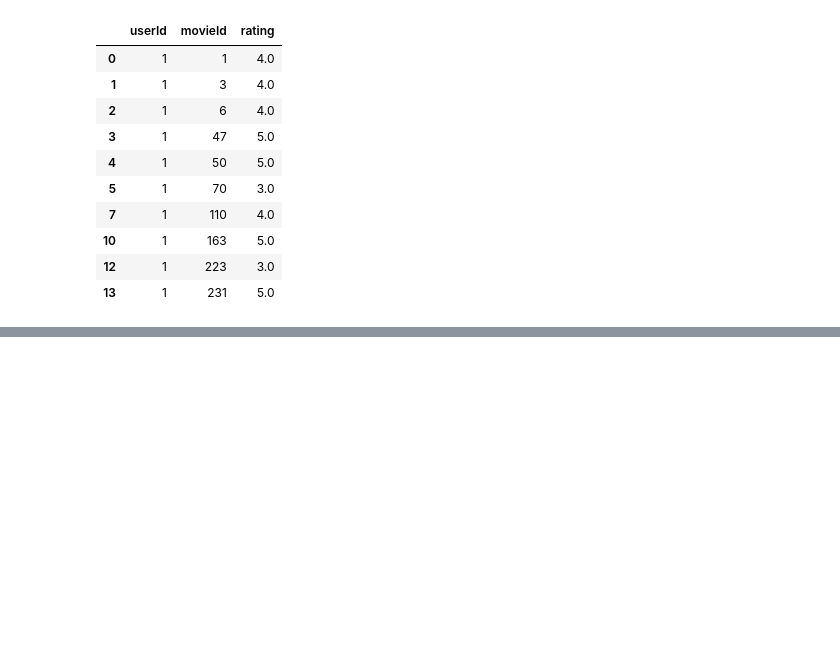
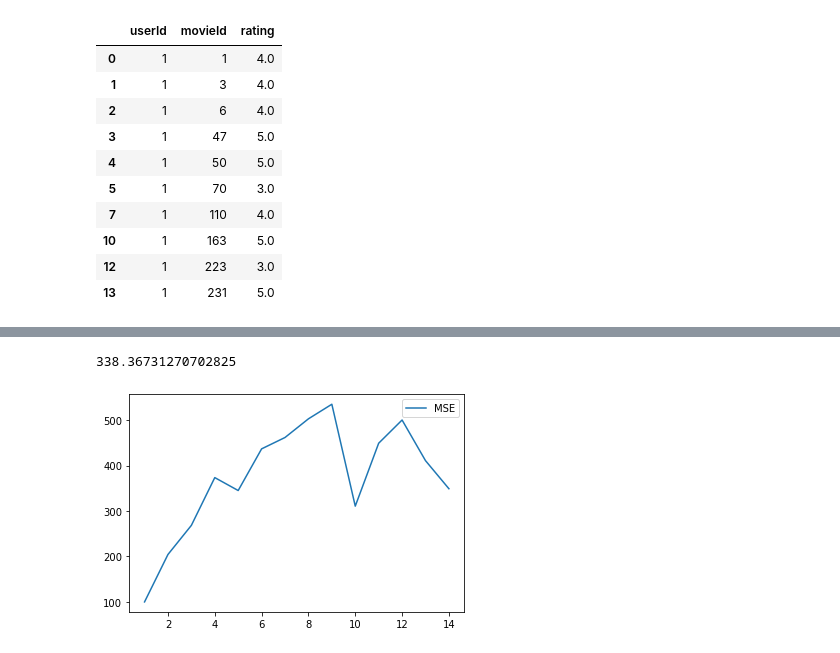
Before and after one commit to childhoodisend/ML, a Jupyter notebook: cluster/cluster.ipynb, the cells around one changed output, grey strips where cells are left out. Drawn from its saved outputs; the diff is of its cells as text; code cells hidden in the pictures; blank space fills up the shorter version.

Commit message:
[*] add MSE and mean

```diff
--- a/cluster/cluster.ipynb
+++ b/cluster/cluster.ipynb
@@ -277,0 +272,4 @@ array([ 7,  6,  3, 10,  2, 13, 13,  1,  7, 10, 14,  2,  2,  6,  8,  6,  2,
+# %%
+k_means = KMeans(n_clusters=6, n_init=5, random_state=0) # n_clusters = 6
+labels = k_means.fit_predict(X=data)
+labels
@@ -282,0 +294,3 @@ clusters[1]
+# %%
+centers = k_means.cluster_centers_
+centers
@@ -282,0 +310,28 @@ clusters[1]
+# %%
+def MSE(data, clusters, centers):
+    sumerr = 0
+    for i in range(len(centers)):
+        cluster_data = data[data.index.isin(clusters[i])]
+        err = ((cluster_data - centers[i])**2).sum(axis=1).sum() / len(clusters[i])
+        sumerr += err
+    return sumerr
+# %%
+MSE(data, clusters, centers)
+# %% [output]
+338.36731270702825
+# %%
+errors = []
+for k in range(1, 15):
+    k_means = KMeans(n_clusters=k, n_init = 20, random_state=0)
+    labels = k_means.fit_predict(X=data)
+    clusters = [[data.index[i] for i in range(len(labels)) if labels[i] == j] for j in range(k)]
+    centers = k_means.cluster_centers_
+    err_k = MSE(data, clusters, centers)
+    errors.append(err_k)
+# %%
+import matplotlib.pyplot as plt
+plt.plot([i for i in range(1, 15)], errors, label='MSE')
+plt.legend()
+plt.show()
+# %% [output]
+[figure, added]
```
Also changed, not shown: parts of 10 cells of this notebook.
